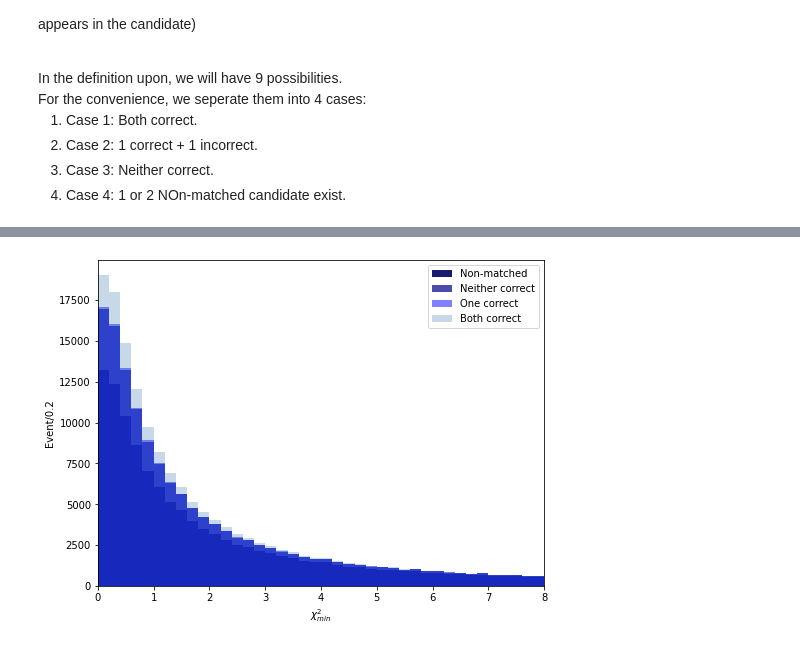
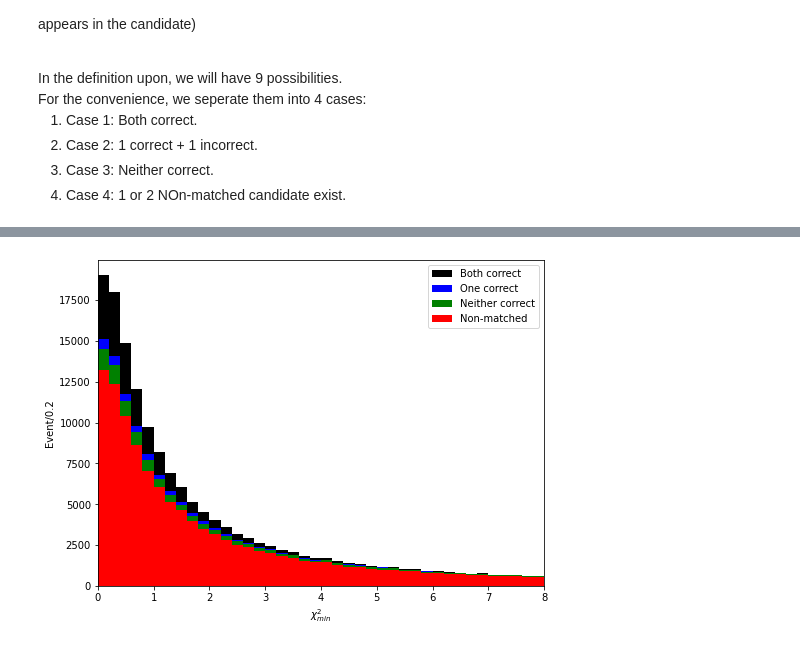
Before and after one commit to mfenton0/HEP-jet-assignment, a Jupyter notebook: analysis_script/purity_computation.ipynb, the cells around one changed output, grey strips where cells are left out. Saved outputs shown, nothing was run; the diff lists cells and outputs as text; code cells hidden in the pictures.

```diff
--- a/analysis_script/purity_computation.ipynb
+++ b/analysis_script/purity_computation.ipynb
@@ -134,7 +134,6 @@ for i in range(len(case)):
 # case 4 : correct/incorrect/non-matched + non-matched
 
 for i in tqdm.trange(len(jet_parton_index_del)):
-# for i in tqdm.trange(100):
     deltaR_vector = jet_parton_index_del[i]
     chi2_vector = jet_parton_index_chi2[i]
 
@@ -210,14 +209,14 @@ for i in tqdm.trange(len(jet_parton_index_del)):
             else: pass
 
             if b_1_chi2 == b_2_del and ( (q_1_chi2 == q_3_del and q_2_chi2 == q_4_del) or (q_1_chi2 == q_4_del and q_2_chi2 == q_3_del) ):
-                correct_1_chi2[i]
+                correct_1_chi2[i] = 1
             elif b_1_chi2 == b_2_del and ( ( (q_1_chi2 == q_3_del and q_2_chi2 != q_4_del)  or (q_1_chi2 != q_3_del and q_2_chi2 == q_4_del) )
                     or ( (q_1_chi2 == q_4_del and q_2_chi2 != q_3_del)  or (q_1_chi2 != q_4_del and q_2_chi2 == q_3_del) ) ):
                 non_matched_chi2_1[i] = 1
             else : pass
 
             if b_2_chi2 == b_1_del and ( (q_3_chi2 == q_1_del and q_4_chi2 == q_2_del) or (q_3_chi2 == q_2_del and q_4_chi2 == q_1_del) ):
-                correct_2_chi2[i]
+                correct_2_chi2[i] = 1
             elif b_2_chi2 == b_1_del and ( ( (q_3_chi2 == q_1_del and q_4_chi2 != q_2_del)  or (q_3_chi2 != q_1_del and q_4_chi2 == q_2_del) )
                     or ( (q_3_chi2 == q_2_del and q_4_chi2 != q_1_del)  or (q_3_chi2 != q_2_del and q_4_chi2 == q_1_del) ) ):
                 non_matched_chi2_2[i] = 1
@@ -254,7 +253,7 @@ for i in tqdm.trange(len(jet_parton_index_del)):
         else : pass
 
         if b_1_chi2 == b_2_del and ( (q_1_chi2 == q_3_del and q_2_chi2 == q_4_del) or (q_1_chi2 == q_4_del and q_2_chi2 == q_3_del) ):
-                correct_1_chi2[i]
+                correct_1_chi2[i] = 1
         elif b_1_chi2 == b_2_del and ( ( (q_1_chi2 == q_3_del and q_2_chi2 != q_4_del)  or (q_1_chi2 != q_3_del and q_2_chi2 == q_4_del) )
                     or ( (q_1_chi2 == q_4_del and q_2_chi2 != q_3_del)  or (q_1_chi2 != q_4_del and q_2_chi2 == q_3_del) ) ):
                 non_matched_chi2_1[i] = 1
@@ -306,6 +305,7 @@ for i in tqdm.trange(len(jet_parton_index_del)):
         case[i] = 4
     else:
         print("error occur!")
+
     pair_del = [b_1_del, q_1_del, q_2_del, b_2_del, q_3_del, q_4_del]
     pair_chi2 = [b_1_chi2,  q_1_chi2, q_2_chi2, b_2_chi2, q_3_chi2, q_4_chi2]
     pair_info_del.append(pair_del)
@@ -441,17 +442,17 @@ for i in tqdm.trange(len(chi2_value)):
         chi2_value_case4.append(chi2_value[i])
 # %%
 plt.figure(figsize=(8,6))
-plt.hist(chi2_value_case4, bins=40, histtype="stepfilled", range=(0,8), label='Non-matched', color='midnightblue', alpha = 1)
-plt.hist(chi2_value_case4+chi2_value_case3, bins=40, histtype="stepfilled", range=(0,8), label="Neither correct", color='darkblue', alpha = 0.7)
-plt.hist(chi2_value_case4+chi2_value_case3+chi2_value_case2, bins=40, histtype="stepfilled", range=(0,8), label="One correct", color='blue', alpha = 0.5)
-plt.hist(chi2_value_case4+chi2_value_case3+ chi2_value_case2+chi2_value_case1, bins=40, histtype="stepfilled", range=(0,8), label="Both correct", color='steelblue', alpha = 0.3)
+plt.hist(chi2_value_case4+chi2_value_case3+ chi2_value_case2+chi2_value_case1, bins=40, histtype="stepfilled", range=(0,8), label="Both correct", color='black', stacked=True)
+plt.hist(chi2_value_case4+chi2_value_case3+chi2_value_case2, bins=40, histtype="stepfilled", range=(0,8), label="One correct", color='blue', stacked=True)
+plt.hist(chi2_value_case4+chi2_value_case3, bins=40, histtype="stepfilled", range=(0,8), label="Neither correct", color='green', stacked=True)
+plt.hist(chi2_value_case4, bins=40, histtype="stepfilled", range=(0,8), label='Non-matched', color='red', stacked=True)
 plt.legend(loc="upper right")
 plt.xlabel(r"$\chi^{2}_{min}$")
 plt.ylabel("Event/0.2")
 plt.xlim(0,8)
 plt.savefig("./demo/Pic/purity_chi2_dist.png")
 # %% [output]
-[figure, old version]
+[figure, new version]
 # %%
 with h5py.File('Output_purity.h5','w') as p:
     length = len(pair_info_del)
```
Also changed, not shown: parts of 5 cells of this notebook.
